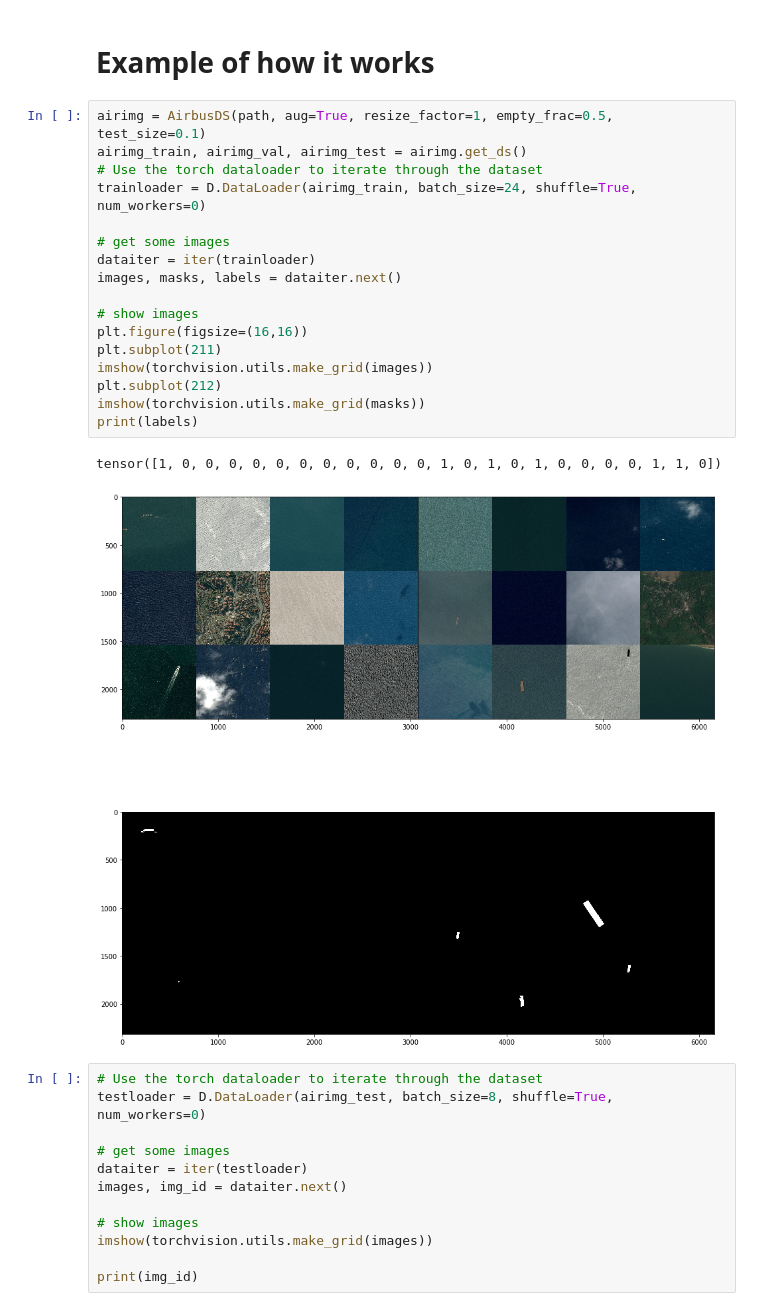
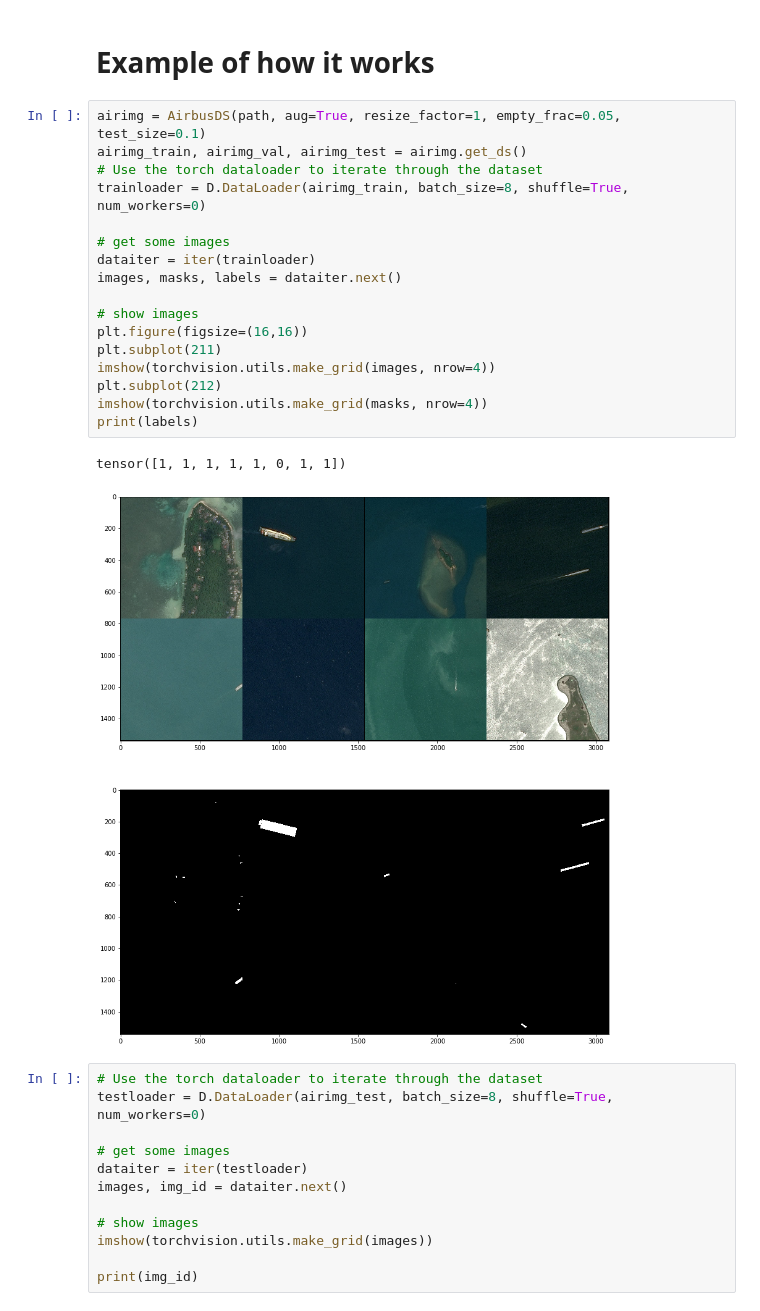
Before and after one commit to mozzhorin/ML-PR18, a Jupyter notebook: data_preprocessing.ipynb, the cells around one changed output. Drawn from its saved outputs; the diff is of its cells as text.

```diff
--- a/data_preprocessing.ipynb
+++ b/data_preprocessing.ipynb
@@ -242,25 +254,25 @@ def imshow(img):
 # %% [markdown]
 # Example of how it works
 # %%
-airimg = AirbusDS(path, aug=True, resize_factor=1, empty_frac=0.5, test_size=0.1)
+airimg = AirbusDS(path, aug=True, resize_factor=1, empty_frac=0.05, test_size=0.1)
 airimg_train, airimg_val, airimg_test = airimg.get_ds()
 # Use the torch dataloader to iterate through the dataset
-trainloader = D.DataLoader(airimg_train, batch_size=24, shuffle=True, num_workers=0)
+trainloader = D.DataLoader(airimg_train, batch_size=8, shuffle=True, num_workers=0)
 
 # get some images
 dataiter = iter(trainloader)
 images, masks, labels = dataiter.next()
 
 # show images
 plt.figure(figsize=(16,16))
 plt.subplot(211)
-imshow(torchvision.utils.make_grid(images))
+imshow(torchvision.utils.make_grid(images, nrow=4))
 plt.subplot(212)
-imshow(torchvision.utils.make_grid(masks))
+imshow(torchvision.utils.make_grid(masks, nrow=4))
 print(labels)
 # %% [output]
-tensor([1, 0, 0, 0, 0, 0, 0, 0, 0, 0, 0, 0, 1, 0, 1, 0, 1, 0, 0, 0, 0, 1, 1, 0])
+tensor([1, 1, 1, 1, 1, 0, 1, 1])
-[figure, old version]
+[figure, new version]
 # %%
 # Use the torch dataloader to iterate through the dataset
 testloader = D.DataLoader(airimg_test, batch_size=8, shuffle=True, num_workers=0)
```
Also changed, not shown: parts of 4 cells of this notebook, 14 other files.
